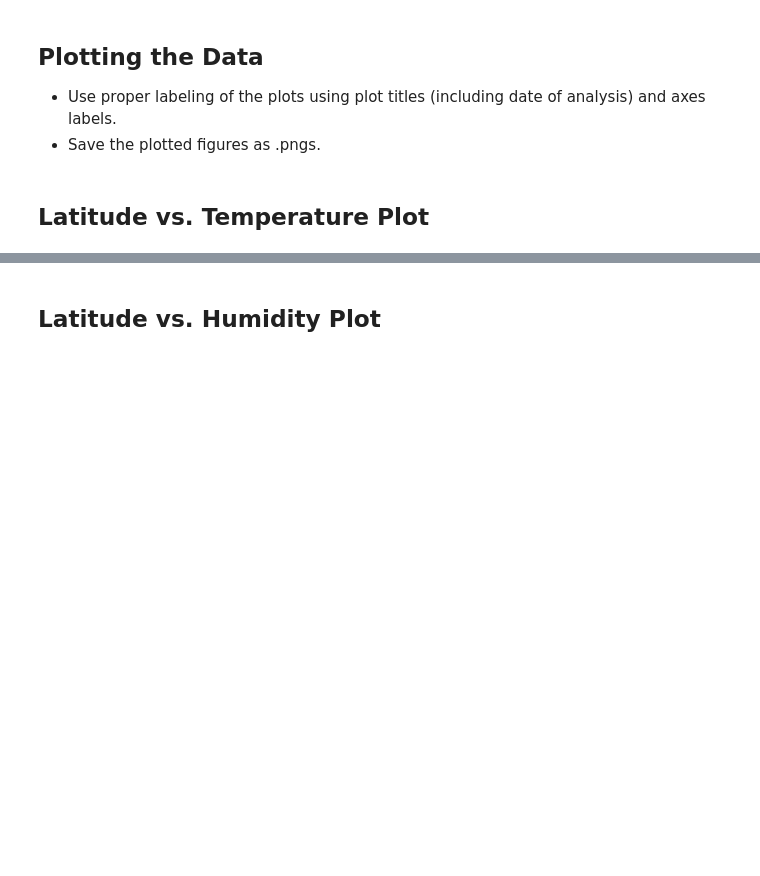
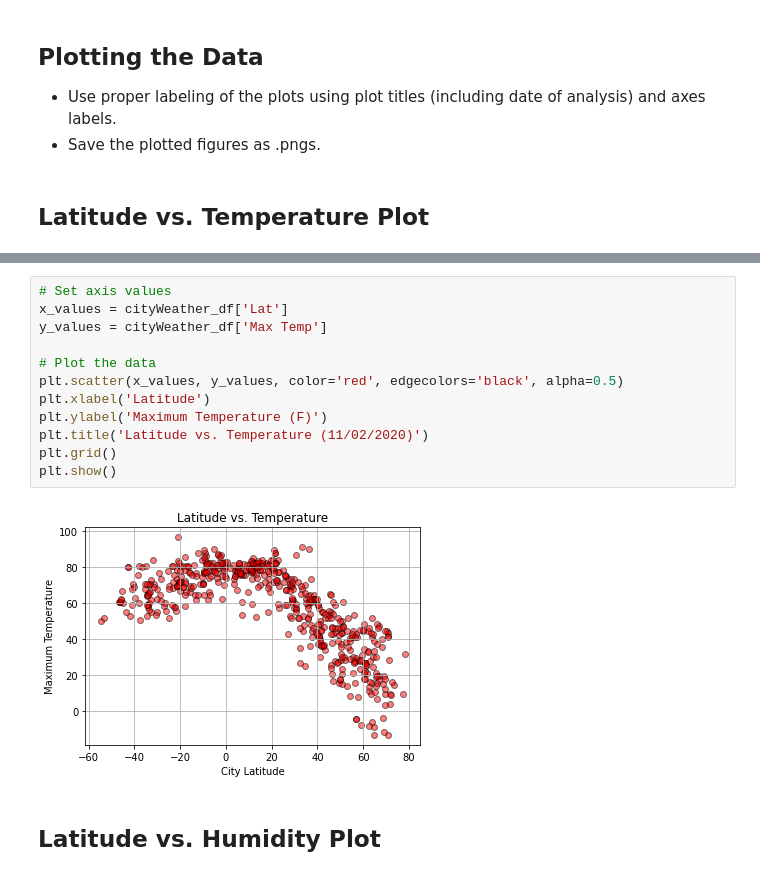
Before and after one commit to siararaeDA/python-api-challenge, a Jupyter notebook: WeatherPy/WeatherPy.ipynb, the cells around one changed output, grey strips where cells are left out. Drawn from its saved outputs; the diff is of its cells as text; blank space fills up the shorter version.

Commit message:
Creating plots.

```diff
--- a/WeatherPy/WeatherPy.ipynb
+++ b/WeatherPy/WeatherPy.ipynb
@@ -200,2 +197,16 @@ There are no cities with humidity over 100%.
+# %%
+# Set axis values
+x_values = cityWeather_df['Lat']
+y_values = cityWeather_df['Max Temp']
+
+# Plot the data
+plt.scatter(x_values, y_values, color='red', edgecolors='black', alpha=0.5)
+plt.xlabel('Latitude')
+plt.ylabel('Maximum Temperature (F)')
+plt.title('Latitude vs. Temperature (11/02/2020)')
+plt.grid()
+plt.show()
+# %% [output]
+[figure, added]
 # %% [markdown]
 ## Latitude vs. Humidity Plot
```
Also changed, not shown: parts of 9 cells of this notebook.
